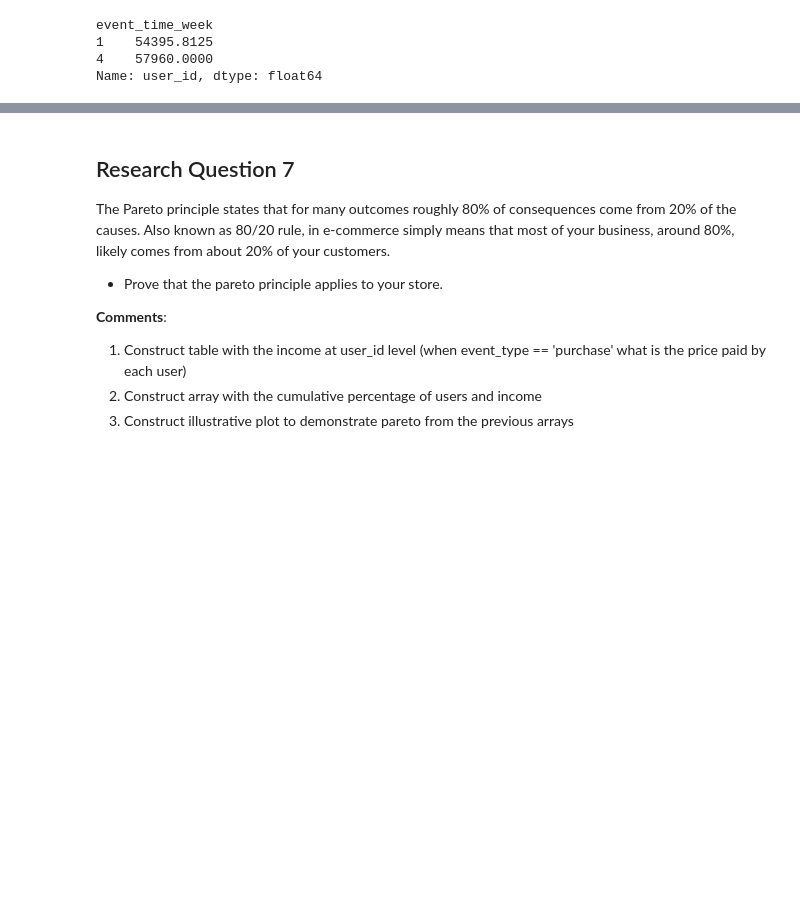
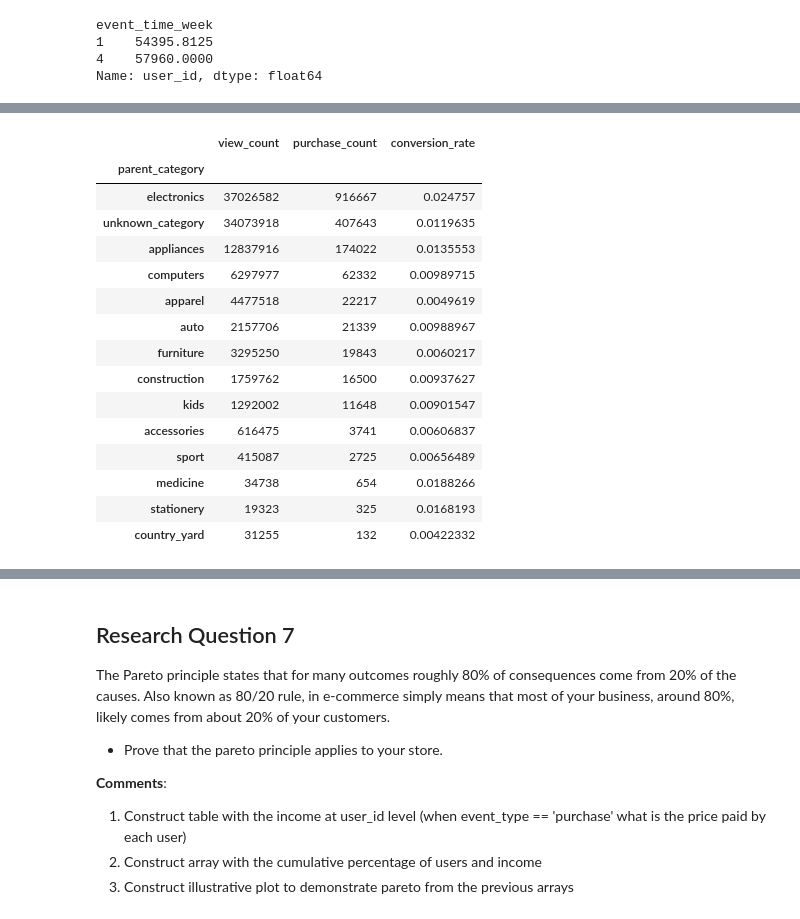
Before and after one commit to ADM-Homework-2/Homework_2, a Jupyter notebook: Main.ipynb, the cells around one changed output, grey strips where cells are left out. Drawn from its saved outputs; the diff is of its cells as text; code cells hidden in the pictures; blank space fills up the shorter version.

```diff
--- a/Main.ipynb
+++ b/Main.ipynb
@@ -393,0 +375,19 @@ Name: purchase_rate, Length: 618, dtype: float64
+# %%
+tot
+# %% [output]
+|  | view_count | purchase_count | conversion_rate |
+| parent_category |  |  |  |
+| electronics | 37026582 | 916667 | 0.024757 |
+| unknown_category | 34073918 | 407643 | 0.0119635 |
+| appliances | 12837916 | 174022 | 0.0135553 |
+| computers | 6297977 | 62332 | 0.00989715 |
+| apparel | 4477518 | 22217 | 0.0049619 |
+| auto | 2157706 | 21339 | 0.00988967 |
+| furniture | 3295250 | 19843 | 0.0060217 |
+| construction | 1759762 | 16500 | 0.00937627 |
+| kids | 1292002 | 11648 | 0.00901547 |
+| accessories | 616475 | 3741 | 0.00606837 |
+| sport | 415087 | 2725 | 0.00656489 |
+| medicine | 34738 | 654 | 0.0188266 |
+| stationery | 19323 | 325 | 0.0168193 |
+| country_yard | 31255 | 132 | 0.00422332 |
```
Also changed, not shown: parts of 23 cells of this notebook, 1 other file.
